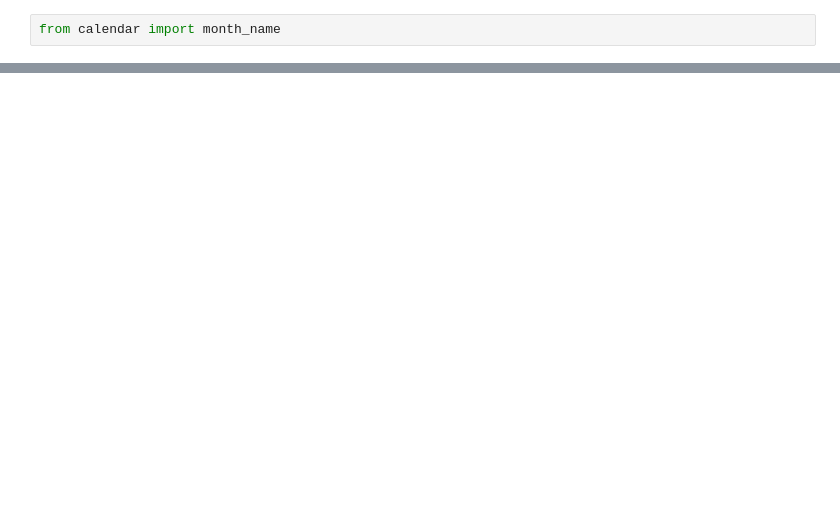
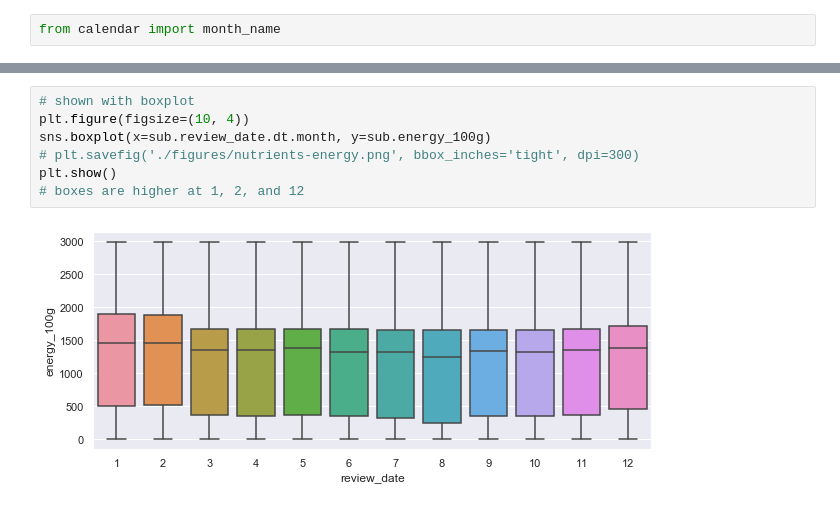
Before and after one commit to davilayang/food-reviews, a Jupyter notebook: 2_exploratory.ipynb, the cells around one changed output, grey strips where cells are left out. Cells and saved outputs as stored; diff of their text form; blank space fills up the shorter version.

```diff
--- a/2_exploratory.ipynb
+++ b/2_exploratory.ipynb
@@ -543,0 +92,9 @@ plt.show()
+# %%
+# shown with boxplot
+plt.figure(figsize=(10, 4))
+sns.boxplot(x=sub.review_date.dt.month, y=sub.energy_100g)
+# plt.savefig('./figures/nutrients-energy.png', bbox_inches='tight', dpi=300)
+plt.show()
+# boxes are higher at 1, 2, and 12
+# %% [output]
+[figure, added]
```
Also changed, not shown: parts of 98 cells of this notebook, 5 other files.
